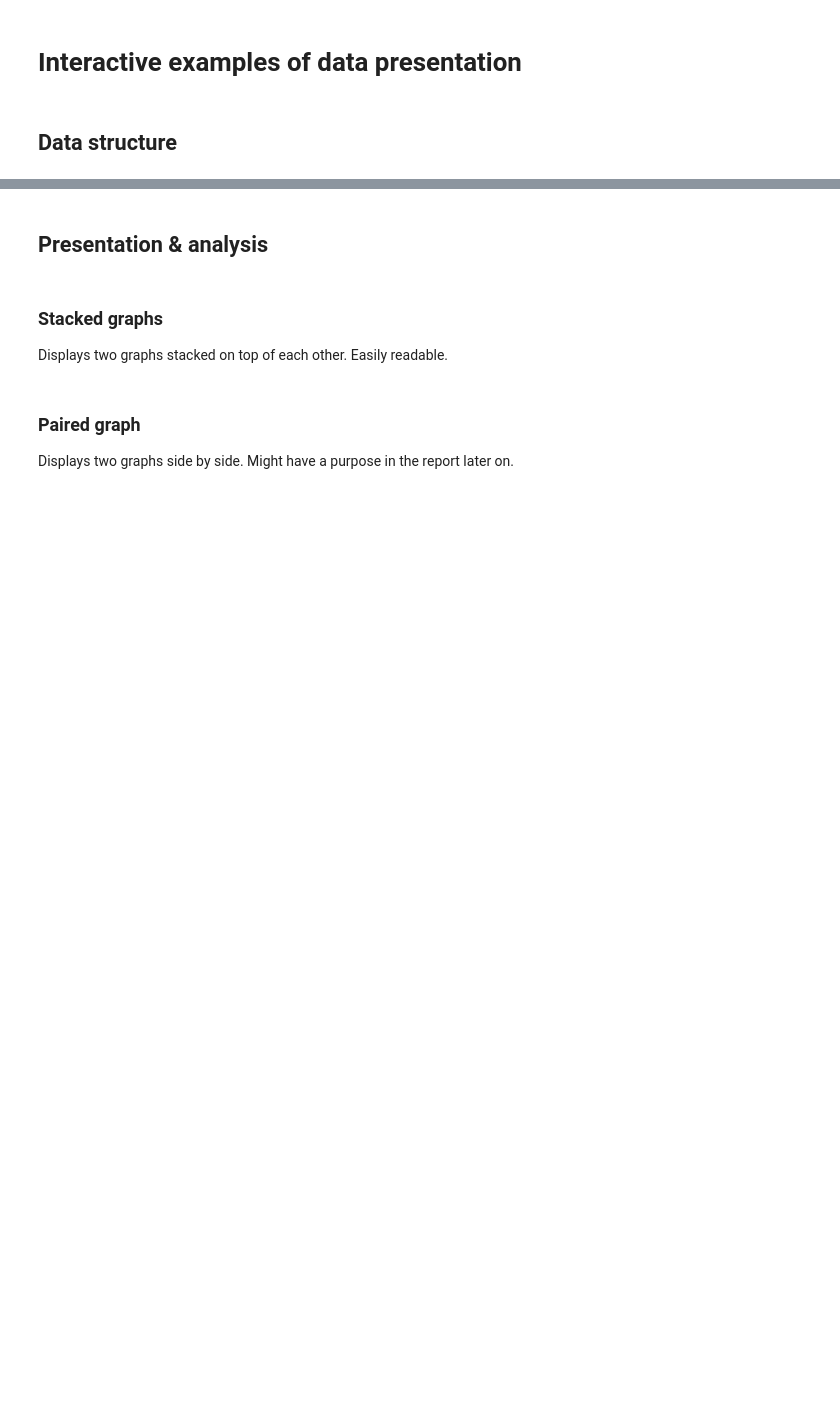
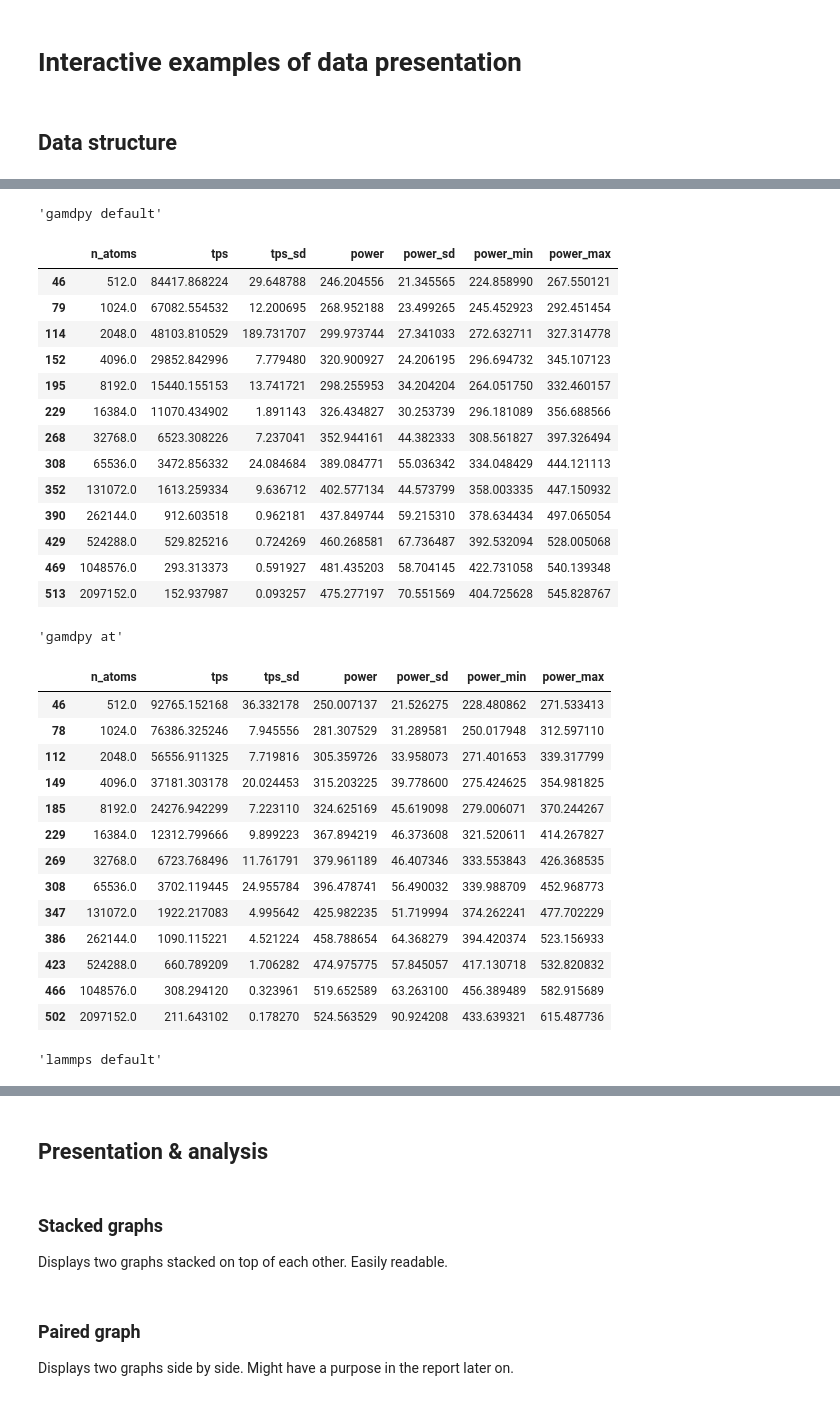
Before and after one commit to seranovic/semester1, a Jupyter notebook: notebook.ipynb, the cells around one changed output, grey strips where cells are left out. Drawn from its saved outputs; the diff is of its cells as text; code cells hidden in the pictures; blank space fills up the shorter version.

```diff
--- a/notebook.ipynb
+++ b/notebook.ipynb
@@ -13,0 +71,31 @@ df = pd.read_csv(f"data/{identifier}-{sim}.csv")
+# %%
+# POWER
+def get_avg_power(dfs: list[pd.DataFrame]) -> list[float]:
+    avg_power = []
+    for system_size in dfs[0].dropna().drop_duplicates("n_atoms")["n_atoms"]:
+        sum = 0
+        for df in dfs:
+            sum += df.query(f"is_running == True and n_atoms == {system_size}")["total"].mean()
+        avg = sum/3
+        avg_power.append(avg)
+
+    return avg_power
+
+def get_sd_power(dfs: list[pd.DataFrame]) -> list[float]:
+    sd_power = []
+    for system_size in dfs[0].dropna().drop_duplicates("n_atoms")["n_atoms"]:
+        sum = 0
+        for df in dfs:
+            sum += df.query(f"is_running == True and n_atoms == {system_size}")["total"].std()
+        avg = sum/3
+        sd_power.append(avg)
+
+    return sd_power
+
+gamdpy_avg_power = get_avg_power(gamdpy_dfs)
+gamdpy_at_avg_power = get_avg_power(gamdpy_at_dfs)
+lammps_avg_power = get_avg_power(lammps_dfs)
+
+gamdpy_sd_power = get_sd_power(gamdpy_dfs)
+gamdpy_at_sd_power = get_sd_power(gamdpy_at_dfs)
+lammps_sd_power = get_sd_power(lammps_dfs)
@@ -13,0 +193,36 @@ df = pd.read_csv(f"data/{identifier}-{sim}.csv")
+# %%
+display("gamdpy default", gamdpy_complete_df)
+display("gamdpy at", gamdpy_at_complete_df)
+display("lammps default", lammps_complete_df)
+# %% [output]
+'gamdpy default'
+|  | n_atoms | tps | tps_sd | power | power_sd | power_min | power_max |
+| 46 | 512.0 | 84417.868224 | 29.648788 | 246.204556 | 21.345565 | 224.858990 | 267.550121 |
+| 79 | 1024.0 | 67082.554532 | 12.200695 | 268.952188 | 23.499265 | 245.452923 | 292.451454 |
+| 114 | 2048.0 | 48103.810529 | 189.731707 | 299.973744 | 27.341033 | 272.632711 | 327.314778 |
+| 152 | 4096.0 | 29852.842996 | 7.779480 | 320.900927 | 24.206195 | 296.694732 | 345.107123 |
+| 195 | 8192.0 | 15440.155153 | 13.741721 | 298.255953 | 34.204204 | 264.051750 | 332.460157 |
+| 229 | 16384.0 | 11070.434902 | 1.891143 | 326.434827 | 30.253739 | 296.181089 | 356.688566 |
+| 268 | 32768.0 | 6523.308226 | 7.237041 | 352.944161 | 44.382333 | 308.561827 | 397.326494 |
+| 308 | 65536.0 | 3472.856332 | 24.084684 | 389.084771 | 55.036342 | 334.048429 | 444.121113 |
+| 352 | 131072.0 | 1613.259334 | 9.636712 | 402.577134 | 44.573799 | 358.003335 | 447.150932 |
+| 390 | 262144.0 | 912.603518 | 0.962181 | 437.849744 | 59.215310 | 378.634434 | 497.065054 |
+| 429 | 524288.0 | 529.825216 | 0.724269 | 460.268581 | 67.736487 | 392.532094 | 528.005068 |
+| 469 | 1048576.0 | 293.313373 | 0.591927 | 481.435203 | 58.704145 | 422.731058 | 540.139348 |
+| 513 | 2097152.0 | 152.937987 | 0.093257 | 475.277197 | 70.551569 | 404.725628 | 545.828767 |
+'gamdpy at'
+|  | n_atoms | tps | tps_sd | power | power_sd | power_min | power_max |
+| 46 | 512.0 | 92765.152168 | 36.332178 | 250.007137 | 21.526275 | 228.480862 | 271.533413 |
+| 78 | 1024.0 | 76386.325246 | 7.945556 | 281.307529 | 31.289581 | 250.017948 | 312.597110 |
+| 112 | 2048.0 | 56556.911325 | 7.719816 | 305.359726 | 33.958073 | 271.401653 | 339.317799 |
+| 149 | 4096.0 | 37181.303178 | 20.024453 | 315.203225 | 39.778600 | 275.424625 | 354.981825 |
+| 185 | 8192.0 | 24276.942299 | 7.223110 | 324.625169 | 45.619098 | 279.006071 | 370.244267 |
+| 229 | 16384.0 | 12312.799666 | 9.899223 | 367.894219 | 46.373608 | 321.520611 | 414.267827 |
+| 269 | 32768.0 | 6723.768496 | 11.761791 | 379.961189 | 46.407346 | 333.553843 | 426.368535 |
+| 308 | 65536.0 | 3702.119445 | 24.955784 | 396.478741 | 56.490032 | 339.988709 | 452.968773 |
+| 347 | 131072.0 | 1922.217083 | 4.995642 | 425.982235 | 51.719994 | 374.262241 | 477.702229 |
+| 386 | 262144.0 | 1090.115221 | 4.521224 | 458.788654 | 64.368279 | 394.420374 | 523.156933 |
+| 423 | 524288.0 | 660.789209 | 1.706282 | 474.975775 | 57.845057 | 417.130718 | 532.820832 |
+| 466 | 1048576.0 | 308.294120 | 0.323961 | 519.652589 | 63.263100 | 456.389489 | 582.915689 |
+| 502 | 2097152.0 | 211.643102 | 0.178270 | 524.563529 | 90.924208 | 433.639321 | 615.487736 |
+'lammps default'
```
Also changed, not shown: parts of 6 cells of this notebook, 3 other files.
